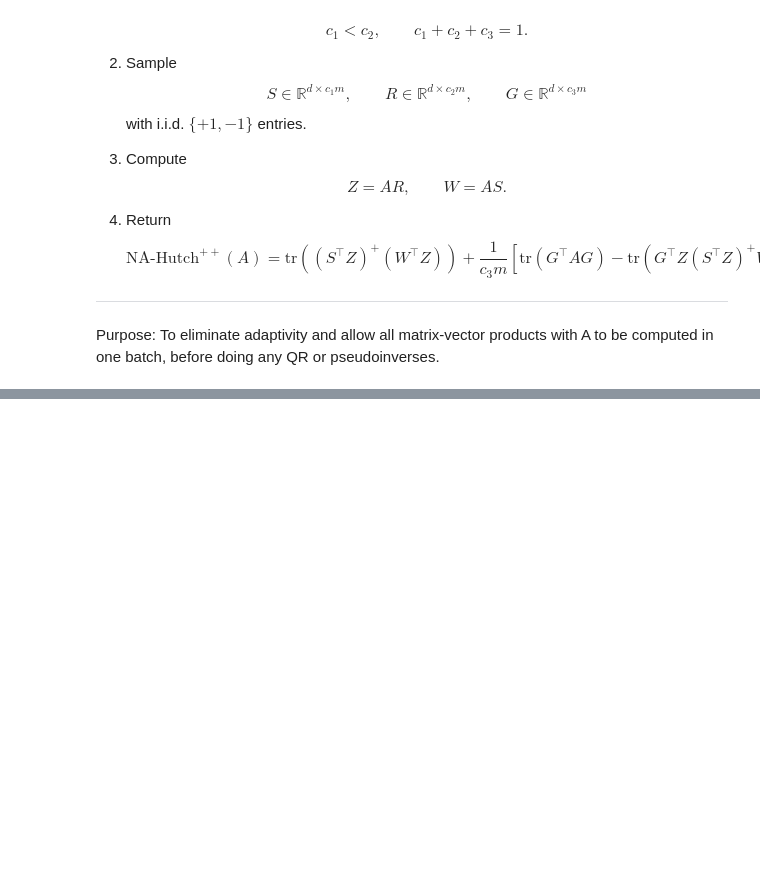
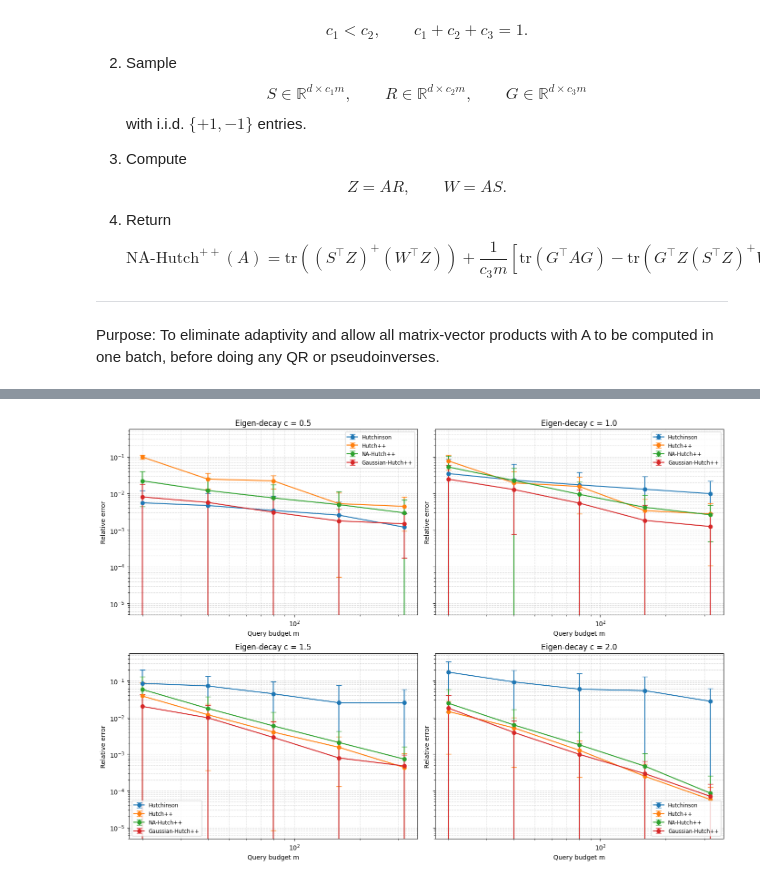
Before and after one commit to Ztang-Yit-Xiaang/Matrix-vector_queries_estimation, a Jupyter notebook: Hutch_pplus.ipynb, the cells around one changed output, grey strips where cells are left out. Saved outputs shown, nothing was run; the diff lists cells and outputs as text; code cells hidden in the pictures; blank space fills up the shorter version.

Commit message:
add test for Hutch++

```diff
--- a/Hutch_pplus.ipynb
+++ b/Hutch_pplus.ipynb
@@ -215,0 +236,69 @@ The true trace is: 10051.069415677557
+# %%
+def make_psd_oracle(d, c, seed=None):
+    rng = np.random.default_rng(seed)
+    U, _ = np.linalg.qr(rng.standard_normal(size=(d, d)))
+    eigs = np.array([((i + 1) ** (-c)) for i in range(d)])
+    def A_mv(v):
+        return U @ (eigs * (U.T @ v))
+    A = LinearOperator((d, d), matvec=A_mv)
+    true_trace = eigs.sum()
+    return A, true_trace
+
+d = 1000
+m_values = [20, 40, 80, 160, 320]
+trials = 50
+
+method_fns = {
+    "Hutchinson": Hutchinson,
+    "Hutch++": Hutch_pplus,
+    "NA-Hutch++": NA_Hutch_pplus,
+    "Gaussian-Hutch++": Gaussian_Hutch_pplus,
+}
+
+records = []
+for c in [0.5, 1.0, 1.5, 2.0]:
+    A, true_trace = make_psd_oracle(d, c, seed=int(10 * c))
+    for m in m_values:
+        for trial in range(trials):
+            for name, fn in method_fns.items():
+                est = fn(A, m, d)
+                records.append({
+                    "method": name,
+                    "decay": c,
+                    "m": m,
+                    "trial": trial,
+                    "estimate": est,
+                    "true_trace": true_trace,
+                    "relative_error": abs(est - true_trace) / true_trace,
+                })
+
+results = pd.DataFrame(records)
+results.to_csv("hutchpp_experiment_summary.csv", index=False)
+
+summary = results.groupby(["method", "decay", "m"])["relative_error"].agg(
+    median="median",
+    iqr=lambda x: np.percentile(x, 75) - np.percentile(x, 25),
+).reset_index()
+summary.to_csv("hutchpp_experiment_summary_median_iqr.csv", index=False)
+
+fig, axes = plt.subplots(2, 2, figsize=(14, 10), sharey=True)
+for ax, c in zip(axes.ravel(), [0.5, 1.0, 1.5, 2.0]):
+    plot_data = summary[summary["decay"] == c]
+    for name in method_fns:
+        method_data = plot_data[plot_data["method"] == name]
+        ax.errorbar(
+            method_data["m"], method_data["median"],
+            yerr=method_data["iqr"], label=name, marker="o", capsize=4
+        )
+    ax.set_xscale("log")
+    ax.set_yscale("log")
+    ax.set_title(f"Eigen-decay c = {c}")
+    ax.set_xlabel("Query budget m")
+    ax.set_ylabel("Relative error")
+    ax.grid(True, which="both", ls="--", alpha=0.4)
+    ax.legend(fontsize="small")
+fig.tight_layout()
+fig.savefig("hutchpp_experiment_summary.png", dpi=150)
+plt.show()
+# %% [output]
+[figure, added]
```
Also changed, not shown: parts of 7 cells of this notebook, 3 other files.
